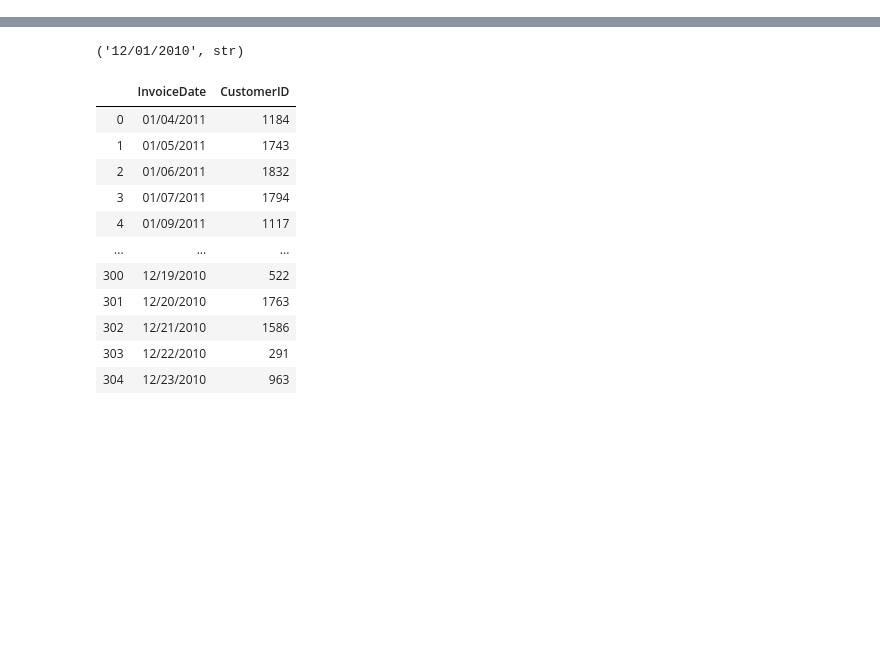
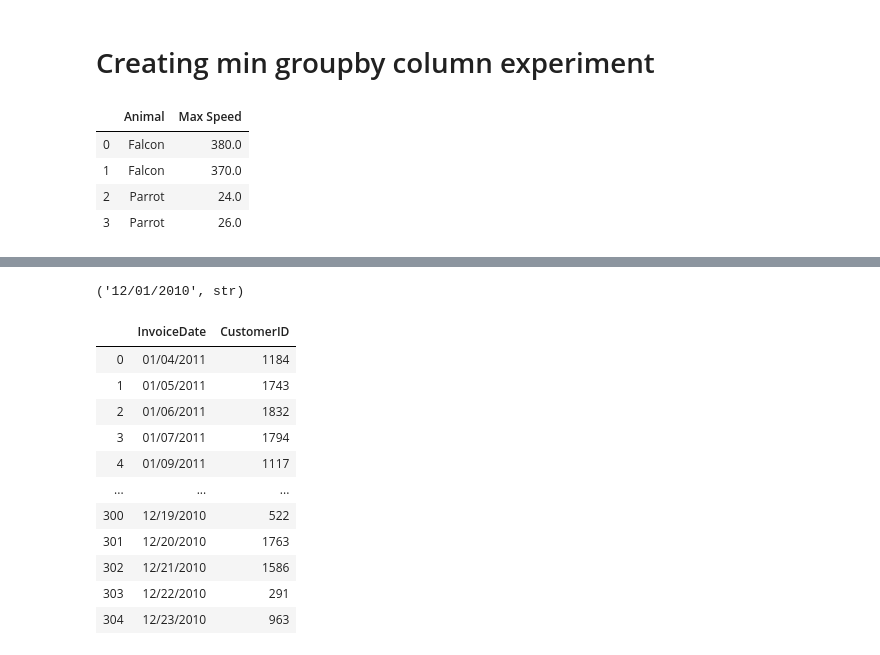
Before and after one commit to RaymondDashWu/SPD-2.4-Job-Search-and-Interview-Practice, a Jupyter notebook: interviewqs.com/Retention Analysis.ipynb, the cells around one changed output, grey strips where cells are left out. Drawn from its saved outputs; the diff is of its cells as text; code cells hidden in the pictures; blank space fills up the shorter version.

```diff
--- a/interviewqs.com/Retention Analysis.ipynb
+++ b/interviewqs.com/Retention Analysis.ipynb
@@ -24,3 +30,17 @@ Note: This dataset came from <a href="https://u4221007.ct.sendgrid.net/ls/click?
 import pandas as pd
 import seaborn as sns
 import matplotlib.pyplot as plt
+# %% [markdown]
+# Creating min groupby column experiment
+# %%
+df = pd.DataFrame({'Animal': ['Falcon', 'Falcon',
+                              'Parrot', 'Parrot'],
+                   'Max Speed': [380., 370., 24., 26.]})
+
+df.head()
+# %% [output]
+|  | Animal | Max Speed |
+| 0 | Falcon | 380.0 |
+| 1 | Falcon | 370.0 |
+| 2 | Parrot | 24.0 |
+| 3 | Parrot | 26.0 |
```
Also changed, not shown: parts of 6 cells of this notebook, 2 other files.
